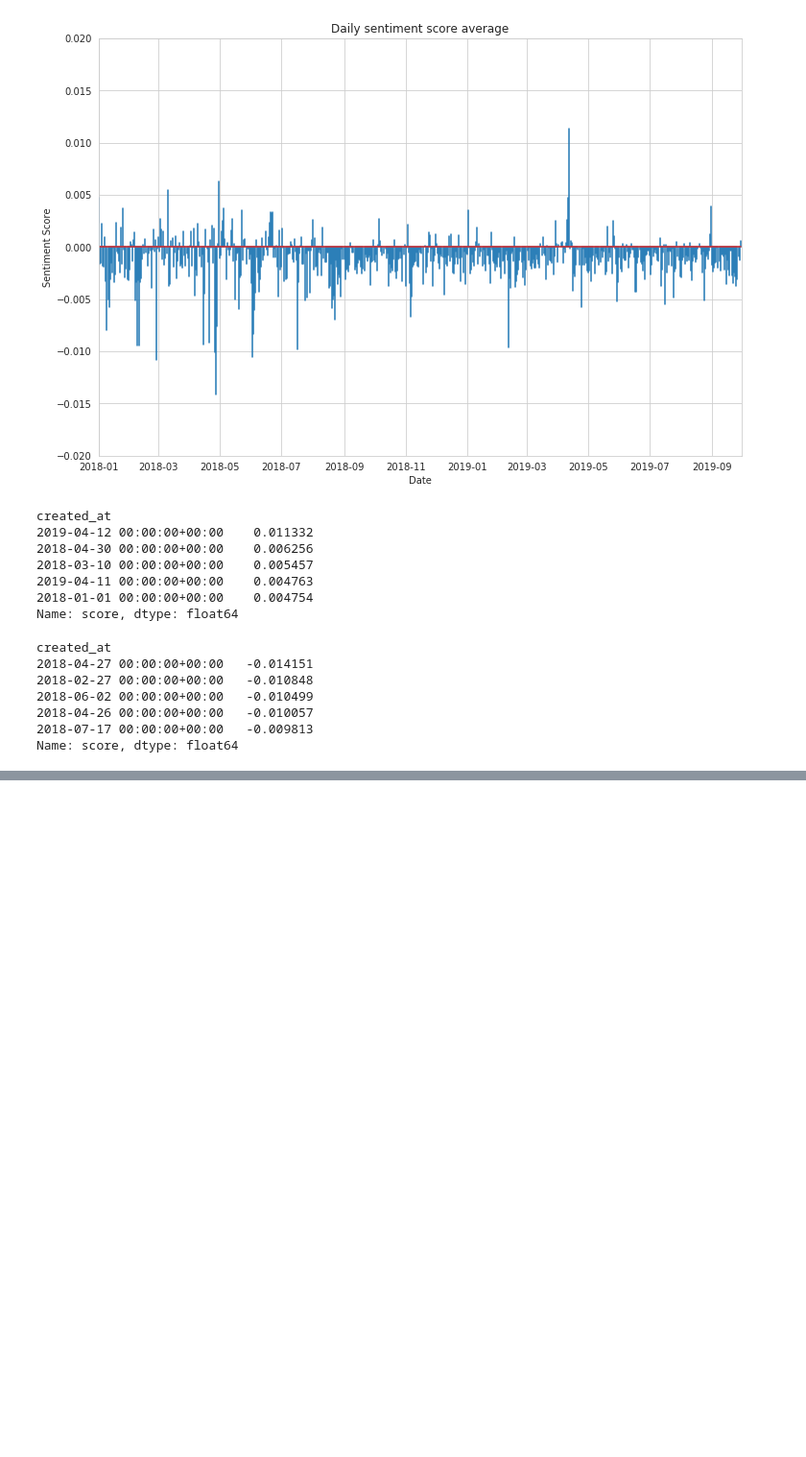
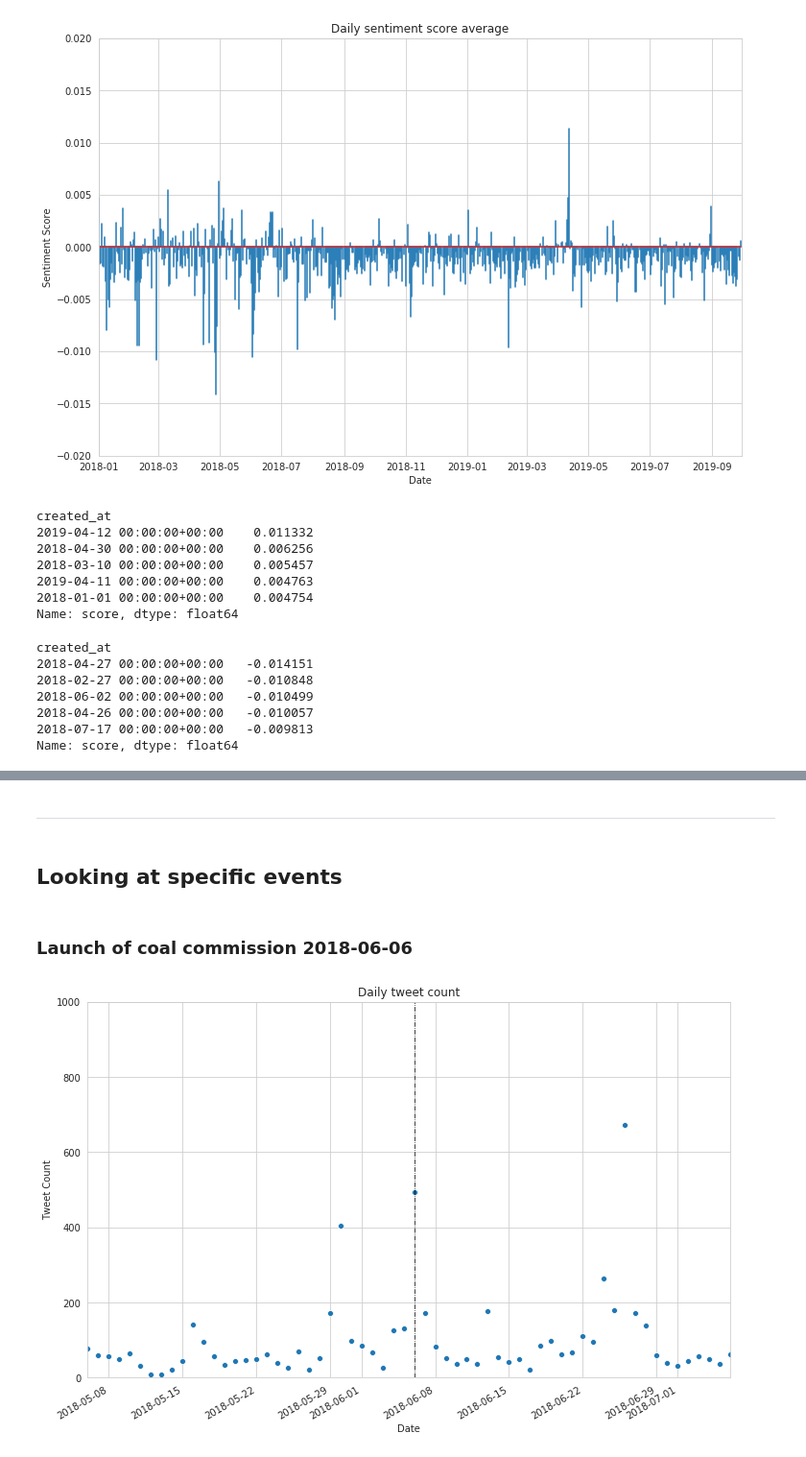
Before and after one commit to yuantinglee/twitter-discourse, a Jupyter notebook: analysis/sentiment_analysis.ipynb, the cells around one changed output, grey strips where cells are left out. Shown at 96% size. Drawn from its saved outputs; the diff is of its cells as text; code cells hidden in the pictures; blank space fills up the shorter version.

Commit message:
update with look at events

```diff
--- a/analysis/sentiment_analysis.ipynb
+++ b/analysis/sentiment_analysis.ipynb
@@ -408,0 +540,20 @@ Name: score, dtype: float64
+# %% [markdown]
+---
+# %% [markdown]
+## Looking at specific events
+# %% [markdown]
+### Launch of coal commission 2018-06-06
+# %%
+# tweet freq
+fig, ax = plt.subplots(figsize=(12,8))
+sns.scatterplot(texts_de_daily_count.index, texts_de_daily_count)
+ax.set(xlim=(datetime.datetime.strptime('2018-05-06', '%Y-%m-%d'), datetime.datetime.strptime('2018-07-06', '%Y-%m-%d')),
+       ylim=(0,1000),
+       xlabel="Date",
+       ylabel="Tweet Count",
+       title="Daily tweet count")
+ax.axvline(x=(datetime.datetime.strptime('2018-06-06', '%Y-%m-%d')), ls ='-.',lw='0.75', c = 'k')
+fig.autofmt_xdate()
+plt.show()
+# %% [output]
+[figure, added]
```
Also changed, not shown: parts of 30 cells of this notebook.
